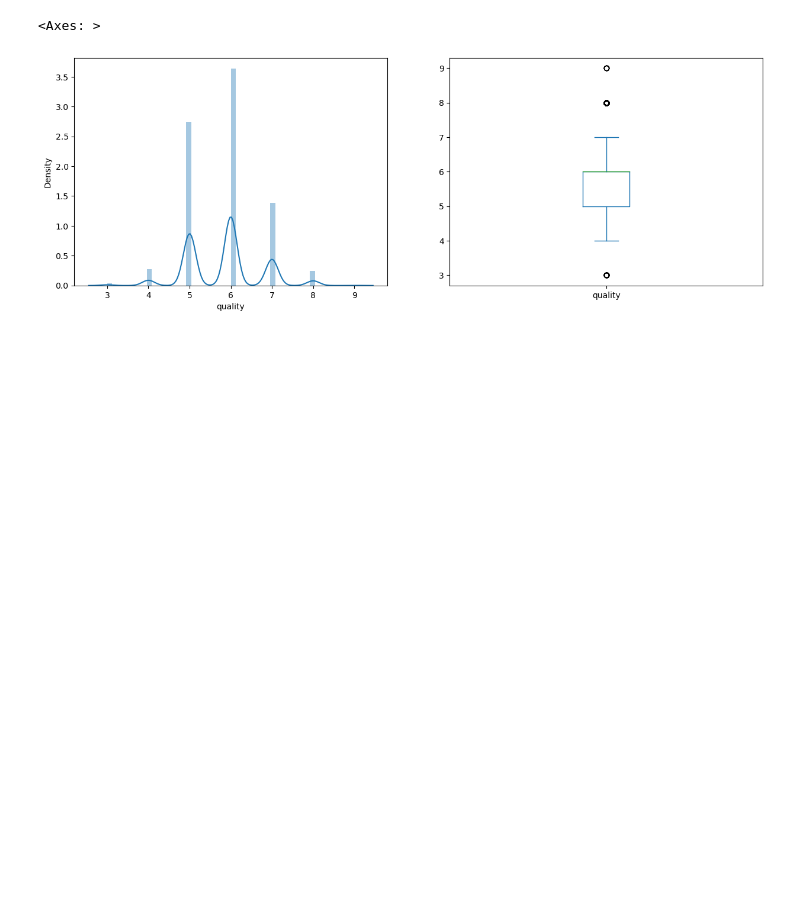
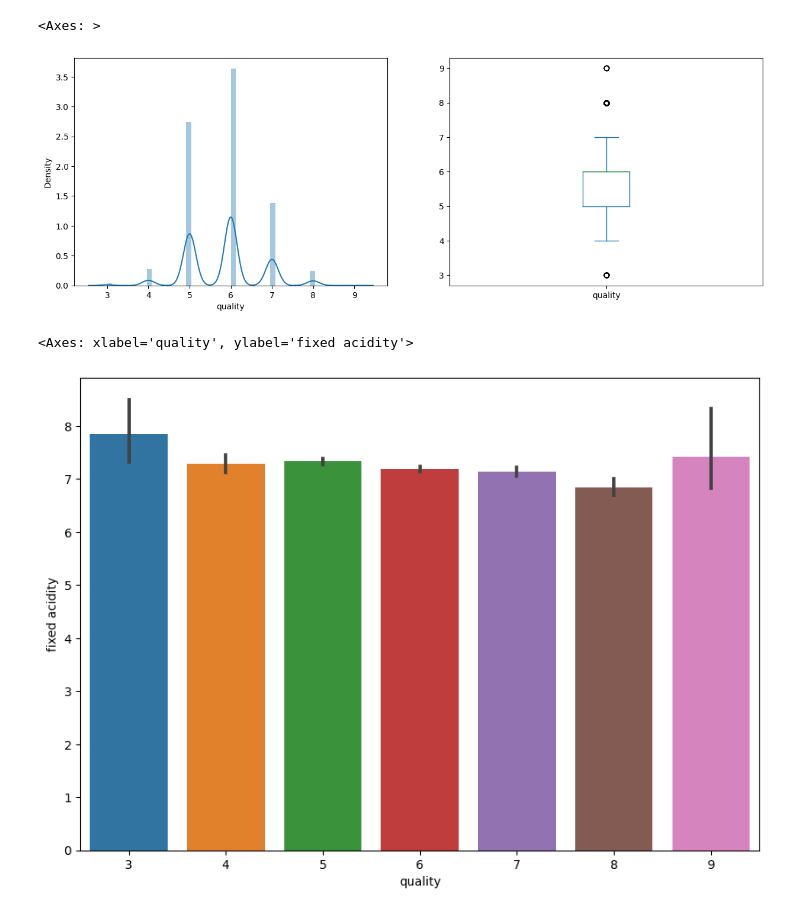
Before and after one commit to PixelQuinn/wine-quality-prediction, a Jupyter notebook: Wine Quality Prediction.ipynb, the cells around one changed output. Cells and saved outputs as stored; diff of their text form; code cells hidden in the pictures; blank space fills up the shorter version.

Commit message:
feat: fig shown for variable to quality comparison

```diff
--- a/Wine Quality Prediction.ipynb
+++ b/Wine Quality Prediction.ipynb
@@ -205,3 +205,10 @@ wine['quality'].plot.box(figsize=(15,5))
 # %% [output]
 <Axes: >
 [figure]
+# %%
+# Bivariate analysis to check quality with all the other variables to show how each variable is connected to quality.
+plt.figure(figsize=(10,7))
+sns.barplot(x='quality', y='fixed acidity', data=wine)
+# %% [output]
+<Axes: xlabel='quality', ylabel='fixed acidity'>
+[figure, added]
```
Also changed, not shown: parts of 11 cells of this notebook.
